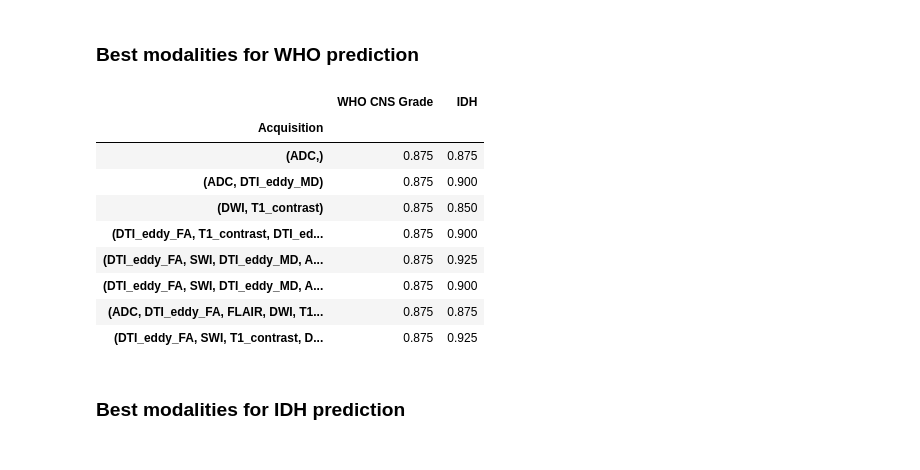
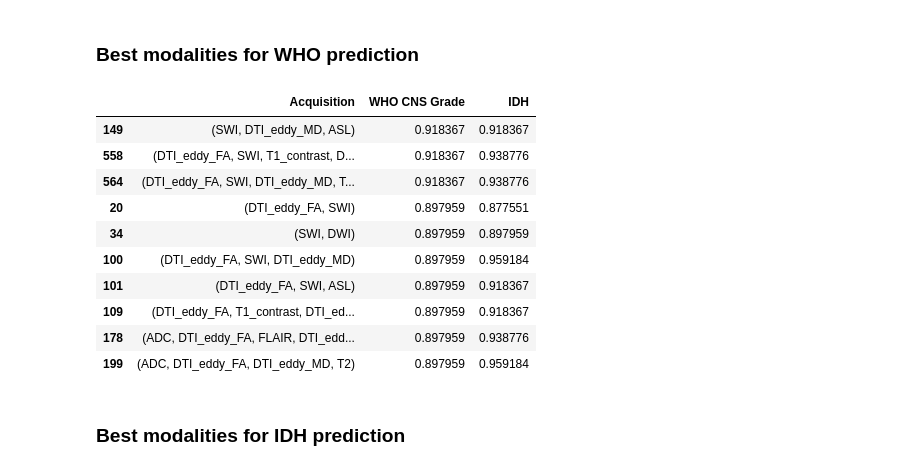
Before and after one commit to GabrielStahl/glioma, a Jupyter notebook: Classifier.ipynb, the cells around one changed output. Cells and saved outputs as stored; diff of their text form; code cells hidden in the pictures.

```diff
--- a/Classifier.ipynb
+++ b/Classifier.ipynb
@@ -15,6 +15,13 @@ from sklearn.preprocessing import StandardScaler
 from tqdm import tqdm
 %matplotlib notebook
 # %%
+# CHOOSE THE FILTER
+Filter = "Logarithm" # ["Original", "SquareRoot", "Logarithm", "Exponential", "Wavelet", "Squared"]
+
+# CHOOSE YOUR INPUT
+single_acquisitions = ["ADC", "DTI_eddy_FA", "FLAIR", "SWI", "DWI", "T1_contrast", "DTI_eddy_MD", "ASL", "T1", "T2"]
+
+
 def process_target_columns(df):
     df = df.copy()
     grade_mapping = {2: 0, 3: 1, 4: 2}
@@ -32,7 +39,7 @@ def load_data(train_features_paths, train_data_path, validation_features_paths,
     # Extract unique identifier from path
     def get_id(path):
         filename = os.path.basename(path)
-        identifier = filename.replace("extracted_firstorder_features_", "").replace(".csv", "")
+        identifier = filename.replace(".csv", "")
         return identifier
 
     # Load data training
@@ -104,15 +111,13 @@ def make_predictions(clf, X_test):
     y_pred = clf.predict(X_test)
     return y_pred
 
-def get_paths(base_directory, acquisitions):
+def get_paths(base_directory, acquisitions, Filter):
 
     suffixes = [acquisition + ".csv" for acquisition in acquisitions]
 
-    #print(f"Using {acquisitions} as model input")
-
-    train_features_paths = [os.path.join(base_directory, "Training/extracted_features/extracted_firstorder_features_" + suffix) for suffix in suffixes]
-    train_data_path = os.path.join(base_directory, "Training/train_data.csv")
-    validation_features_paths = [os.path.join(base_directory, "Validation/extracted_features/extracted_firstorder_features_" + suffix) for suffix in suffixes]
+    train_features_paths = [os.path.join(base_directory, "Training/extracted_features/" + Filter + "/training_firstorder_" + Filter.lower() + "_" + suffix) for suffix in suffixes]
+    train_data_path = os.path.join(base_directory, "Training/training_data.csv")
+    validation_features_paths = [os.path.join(base_directory, "Validation/extracted_features/" + Filter + "/validation_firstorder_" + Filter.lower() + "_" + suffix) for suffix in suffixes]
     validation_data_path = os.path.join(base_directory, "Validation/validation_data.csv")
 
     return train_features_paths, train_data_path, validation_features_paths, validation_data_path
@@ -145,18 +150,14 @@ def visualize_comparison(results_df):
     plt.show()
 
 def main():
-    base_directory = "/Users/Gabriel/Desktop/MSc_Dissertation/pyRadiomics/"
-
-    # CHOOSE YOUR INPUT
-    single_acquisitions = ["ADC", "DTI_eddy_FA", "FLAIR", "SWI", "DWI", "T1_contrast", "DTI_eddy_MD", "ASL", "T1", "T2"]
-
+    base_directory = "/Users/Gabriel/MSc_Dissertation/pyRadiomics/"
     results = []
 
     with tqdm(total=1023) as pbar:
         for r in range(1, len(single_acquisitions)+1):
             for acquisitions in combinations(single_acquisitions, r):
                 # Get paths
-                train_features_paths, train_data_path, validation_features_paths, validation_data_path = get_paths(base_directory, acquisitions)
+                train_features_paths, train_data_path, validation_features_paths, validation_data_path = get_paths(base_directory, acquisitions, Filter)
 
                 # Load data
                 X_train, y_train, X_validation, y_validation = load_data(train_features_paths, train_data_path, validation_features_paths, validation_data_path)
@@ -219,20 +219,21 @@ visualize_comparison(results_df)
 # %% [markdown]
 ### Best modalities for WHO prediction
 # %%
-filtered_df = results_df[(results_df['WHO CNS Grade'] > 0.85)]
+filtered_df = results_df.nlargest(10, 'WHO CNS Grade')
 pd.set_option('display.max_colwidth', None)
 filtered_df
 # %% [output]
-|  | WHO CNS Grade | IDH |
-| Acquisition |  |  |
-| (ADC,) | 0.875 | 0.875 |
-| (ADC, DTI_eddy_MD) | 0.875 | 0.900 |
-| (DWI, T1_contrast) | 0.875 | 0.850 |
-| (DTI_eddy_FA, T1_contrast, DTI_ed... | 0.875 | 0.900 |
-| (DTI_eddy_FA, SWI, DTI_eddy_MD, A... | 0.875 | 0.925 |
-| (DTI_eddy_FA, SWI, DTI_eddy_MD, A... | 0.875 | 0.900 |
-| (ADC, DTI_eddy_FA, FLAIR, DWI, T1... | 0.875 | 0.875 |
-| (DTI_eddy_FA, SWI, T1_contrast, D... | 0.875 | 0.925 |
+|  | Acquisition | WHO CNS Grade | IDH |
+| 149 | (SWI, DTI_eddy_MD, ASL) | 0.918367 | 0.918367 |
+| 558 | (DTI_eddy_FA, SWI, T1_contrast, D... | 0.918367 | 0.938776 |
+| 564 | (DTI_eddy_FA, SWI, DTI_eddy_MD, T... | 0.918367 | 0.938776 |
+| 20 | (DTI_eddy_FA, SWI) | 0.897959 | 0.877551 |
+| 34 | (SWI, DWI) | 0.897959 | 0.897959 |
+| 100 | (DTI_eddy_FA, SWI, DTI_eddy_MD) | 0.897959 | 0.959184 |
+| 101 | (DTI_eddy_FA, SWI, ASL) | 0.897959 | 0.918367 |
+| 109 | (DTI_eddy_FA, T1_contrast, DTI_ed... | 0.897959 | 0.918367 |
+| 178 | (ADC, DTI_eddy_FA, FLAIR, DTI_edd... | 0.897959 | 0.938776 |
+| 199 | (ADC, DTI_eddy_FA, DTI_eddy_MD, T2) | 0.897959 | 0.959184 |
 # %% [markdown]
 ### Best modalities for IDH prediction
 # %%
```
Also changed, not shown: parts of 4 cells of this notebook, 9 other files.
